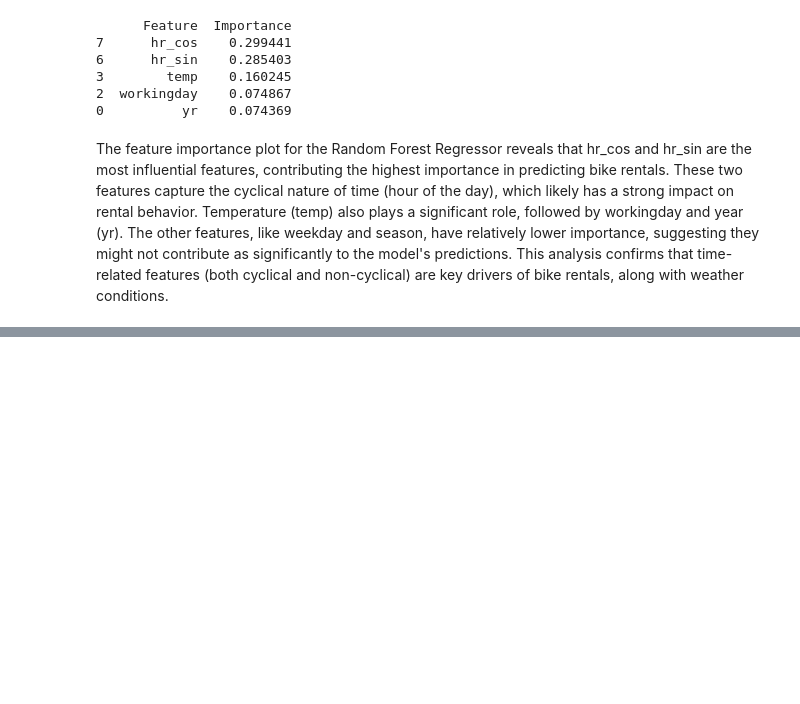
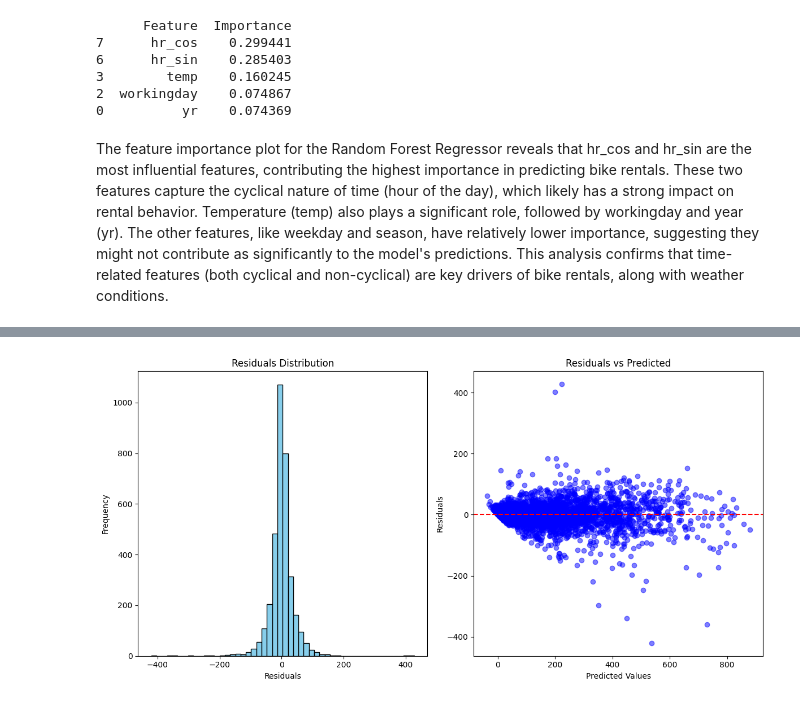
Before and after one commit to lucaskvz/AI-MACHINE-LEARNING-FOUNDATIONS, a Jupyter notebook: assignment_2_Lucas_Van_Zyl.ipynb, the cells around one changed output, grey strips where cells are left out. Cells and saved outputs as stored; diff of their text form; code cells hidden in the pictures; blank space fills up the shorter version.

```diff
--- a/assignment_2_Lucas_Van_Zyl.ipynb
+++ b/assignment_2_Lucas_Van_Zyl.ipynb
@@ -534,3 +540,7 @@ temp_hum -0.285445 -0.022484  1.000000
 These values are quite low, which indicates that the interaction term temp_hum is not highly correlated with the original temp and hum features. This means that the interaction term adds new information without redundancy.
 
 Since the interaction term is not highly correlated with the original features, I don't need to drop temp and hum purely based on collinearity concerns. However, I'll assess if keeping both temp and hum along with the interaction term improves model performance. If they do, I'll leave them as they are if not, I could consider dropping them.
+# %%
+# Ensuring val/test sets have same columns as train set
+X_val = X_val.reindex(columns=X_train.columns, fill_value=0)
+X_test = X_test.reindex(columns=X_train.columns, fill_value=0)
@@ -647,0 +680,15 @@ The feature importance plot for the Random Forest Regressor reveals that hr_cos
+# %%
+# Initialize the model
+gbr = xgb.XGBRegressor(n_estimators=100, random_state=42)
+# Train the model
+gbr.fit(X_train, y_train)
+# Make predictions
+y_pred = gbr.predict(X_val)
+# Evaluate the model
+mse_gbr = mean_squared_error(y_val, y_pred)
+mae_gbr = mean_absolute_error(y_val, y_pred)
+r2_gbr = r2_score(y_val, y_pred)
+
+print(f"Gradient Boosting Regressor - MSE: {mse_gbr}")
+print(f"Gradient Boosting Regressor - MAE: {mae_gbr}")
+print(f"Gradient Boosting Regressor - R² Score: {r2_gbr}")
@@ -647,0 +701,23 @@ The feature importance plot for the Random Forest Regressor reveals that hr_cos
+# %%
+residuals = y_val - y_pred
+
+# Plot residuals distribution
+plt.figure(figsize=(12, 6))
+# Residuals Distribution
+plt.subplot(1, 2, 1)
+plt.hist(residuals, bins=50, color='skyblue', edgecolor='black')
+plt.title('Residuals Distribution')
+plt.xlabel('Residuals')
+plt.ylabel('Frequency')
+# Residuals vs Predicted
+plt.subplot(1, 2, 2)
+plt.scatter(y_pred, residuals, color='blue', alpha=0.5)
+plt.axhline(y=0, color='r', linestyle='--')
+plt.title('Residuals vs Predicted')
+plt.xlabel('Predicted Values')
+plt.ylabel('Residuals')
+
+plt.tight_layout()
+plt.show()
+# %% [output]
+[figure, added]
```
Also changed, not shown: parts of 49 cells of this notebook.
